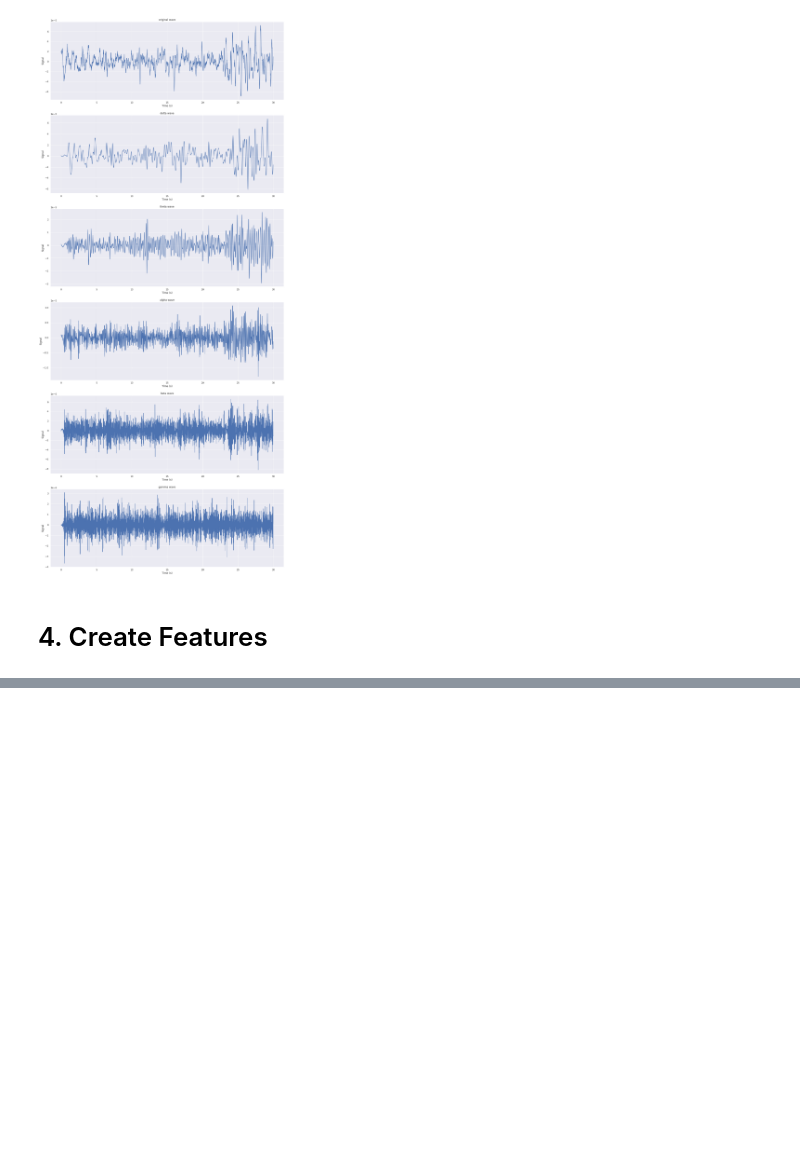
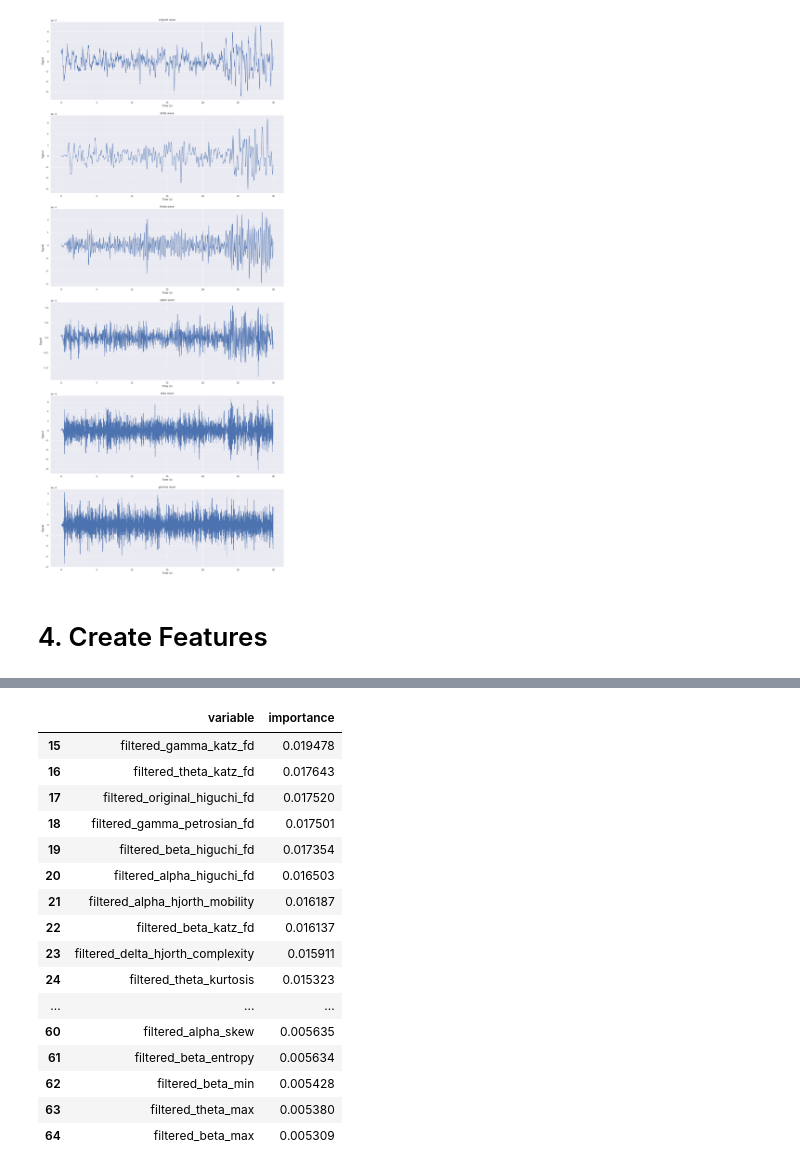
Before and after one commit to leonardotessarolo/eeg-sleep-stage-detection, a Jupyter notebook: 1-download_process_dataset.ipynb, the cells around one changed output, grey strips where cells are left out. Drawn from its saved outputs; the diff is of its cells as text; code cells hidden in the pictures; blank space fills up the shorter version.

```diff
--- a/1-download_process_dataset.ipynb
+++ b/1-download_process_dataset.ipynb
@@ -584,0 +796,11 @@ Wall time: 1min 54s
+# %%
+%%time
+# Get features and labels
+X = proc_df.drop(columns=['windowed_segment_original', 'label', 'subject'])
+y = proc_df['label']
+
+# Fit GridSearchCV
+selector.fit(
+    StandardScaler().fit_transform(X),
+    y
+)
@@ -584,0 +832,17 @@ Wall time: 1min 54s
+# %%
+# Get best model from GridSearchCV
+model=selector.best_estimator_
+
+# Get feature importances from best_model
+importances = pd.DataFrame(
+    data={
+        'variable': X.columns,
+        'importance': model.feature_importances_,
+    }
+).sort_values(
+    by='importance',
+    ascending=False
+).reset_index(
+    drop=True
+)
+importances
@@ -584,0 +863,20 @@ Wall time: 1min 54s
+# %%
+importances.tail(50)
+# %% [output]
+|  | variable | importance |
+| 15 | filtered_gamma_katz_fd | 0.019478 |
+| 16 | filtered_theta_katz_fd | 0.017643 |
+| 17 | filtered_original_higuchi_fd | 0.017520 |
+| 18 | filtered_gamma_petrosian_fd | 0.017501 |
+| 19 | filtered_beta_higuchi_fd | 0.017354 |
+| 20 | filtered_alpha_higuchi_fd | 0.016503 |
+| 21 | filtered_alpha_hjorth_mobility | 0.016187 |
+| 22 | filtered_beta_katz_fd | 0.016137 |
+| 23 | filtered_delta_hjorth_complexity | 0.015911 |
+| 24 | filtered_theta_kurtosis | 0.015323 |
+| ... | ... | ... |
+| 60 | filtered_alpha_skew | 0.005635 |
+| 61 | filtered_beta_entropy | 0.005634 |
+| 62 | filtered_beta_min | 0.005428 |
+| 63 | filtered_theta_max | 0.005380 |
+| 64 | filtered_beta_max | 0.005309 |
```
Also changed, not shown: parts of 9 cells of this notebook.
